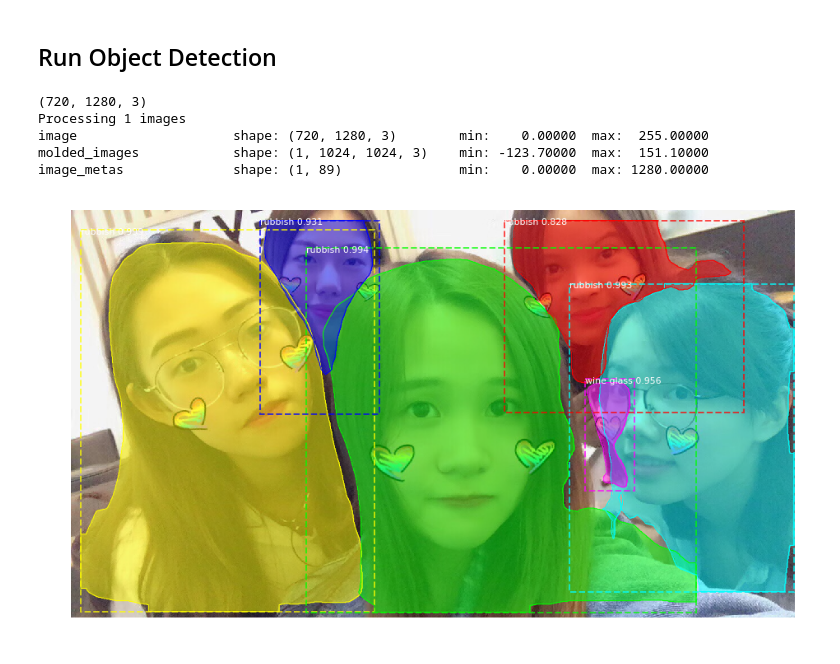
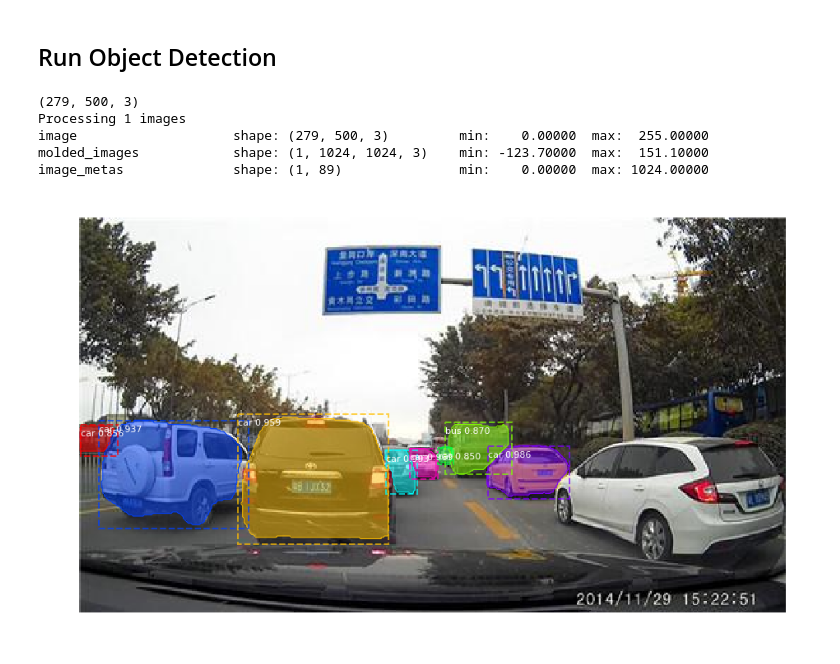
Before and after one commit to Hatuw/research, a Jupyter notebook: poc/Mask_RCNN/demo.ipynb, the cells around one changed output. Cells and saved outputs as stored; diff of their text form; code cells hidden in the pictures.

```diff
--- a/poc/Mask_RCNN/demo.ipynb
+++ b/poc/Mask_RCNN/demo.ipynb
@@ -119,22 +119,23 @@ class_names = ['BG', 'person', 'bicycle', 'car', 'motorcycle', 'airplane',
 # %%
 # Load a random image from the images folder
 # file_names = next(os.walk(IMAGE_DIR))[2]
 # image = skimage.io.imread(os.path.join(IMAGE_DIR, random.choice(file_names)))
 
-image = skimage.io.imread(os.path.join(IMAGE_DIR, 'test.jpg'))
+# image = skimage.io.imread(os.path.join(IMAGE_DIR, 'test.jpg'))
+image = skimage.io.imread('../../../test.jpg')
 
 print(image.shape)
 # Run detection
 results = model.detect([image], verbose=1)
 
 # Visualize results
 r = results[0]
-visualize.display_instances(image, r['rois'], r['masks'], r['class_ids'],
-                            class_names, r['scores'])
+visualize.display_instances(image, r['rois'][1:], r['masks'][:, :, 1:], r['class_ids'][1:],
+                            class_names, r['scores'][1:])
 # %% [output]
-(720, 1280, 3)
+(279, 500, 3)
 Processing 1 images
-image                    shape: (720, 1280, 3)        min:    0.00000  max:  255.00000
+image                    shape: (279, 500, 3)         min:    0.00000  max:  255.00000
 molded_images            shape: (1, 1024, 1024, 3)    min: -123.70000  max:  151.10000
-image_metas              shape: (1, 89)               min:    0.00000  max: 1280.00000
+image_metas              shape: (1, 89)               min:    0.00000  max: 1024.00000
-[figure, old version]
+[figure, new version]
```
Also changed, not shown: 4 other files.
